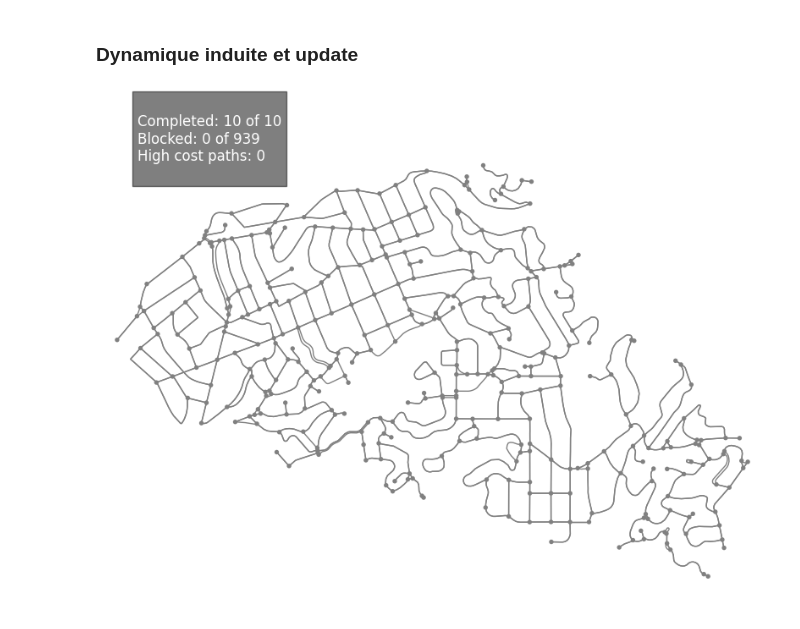
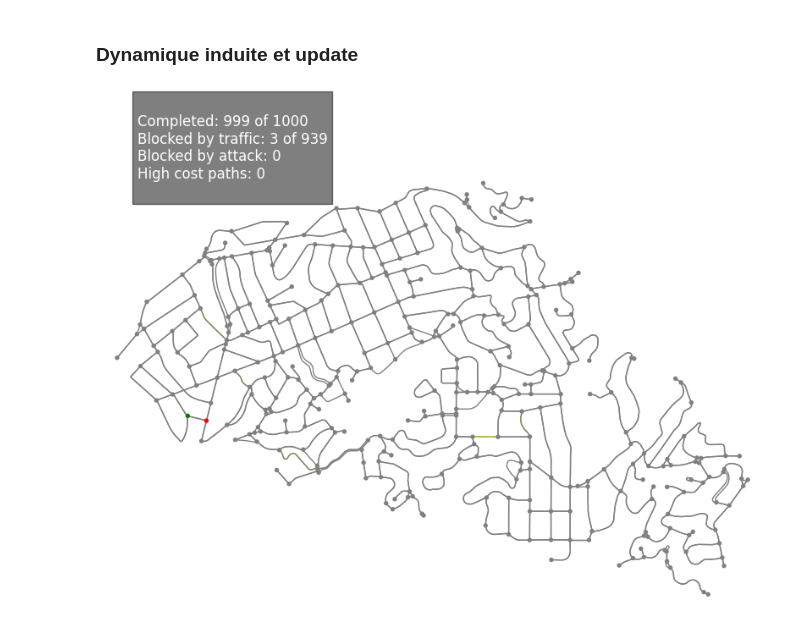
Before and after one commit to lucas-lacampagne/sim, a Jupyter notebook: notebooks/test_query_path.ipynb, the cells around one changed output. Drawn from its saved outputs; the diff is of its cells as text; code cells hidden in the pictures.

Commit message:
refacto attacks

```diff
--- a/notebooks/test_query_path.ipynb
+++ b/notebooks/test_query_path.ipynb
@@ -43,7 +44,7 @@ fig, ax = ox.plot.plot_graph(G)
 # %%
 for u,v,k in G.edges:
     attrs_e = {(u, v, k): {
-        'demand': 0,
+        'load': 0,
         'weight': 1,
         'capacity': np.random.randint(5,10)
         # 'capacity': 1
@@ -138,25 +139,35 @@ class Car_fleet(Base_car_fleet):
                     self.edges_state[(car.loc, car.arr)]=self.check_edges_along_path(car.path)
                     self.handle_interactions(car.old_loc, car.loc, 1, 10000, op=operator.ge) # Update new edges
 
-    def prepare_static_attack(self, attacks_list=["RdA"]):
-        edges = list(self.graph.edges(keys=True))
-        np.random.shuffle(edges)
+    def prepare_attack(self, attack='deg', batch_size=5, number_steps=30):
+        """
+        * 'ebc' for edge betweenness centrality
+        * 'rd' for random
+        * 'deg' for max degree computed by extremities sum
+        * 'xdeg' for max degree computed by extremities product
+        * 'mindeg' for min degree computed by extremities sum
+        * 'minxdeg' for min degree computed by extremities product
+        """
+        edges = feature_based_attack(self.graph.copy(), l=number_steps*batch_size, attack_name=attack)
         self.rmvd_edges=[]
         self.to_rmv_edges = edges
-        self.to_rmv_edges = list(itertools.batched(self.to_rmv_edges, n=5))
+        self.to_rmv_edges = list(it.batched(self.to_rmv_edges, n=batch_size))
 
     def launch_attack(self, end_step=30):
+        def _attack(u,v,k):
+            if self.rx_helper.nx_graph.has_edge(u,v,k):
+                edge_data=self.rx_helper.nx_graph[u][v][k]
+                self.reset_edge(edge_data)
+                edges_rmvd.append([(u,v,k), edge_data])
+                self.rx_helper.remove_edge(u,v,k)
+
         if self.to_rmv_edges:
             if self.step<end_step:
                 edges=self.to_rmv_edges.pop(0)
                 edges_rmvd=[]
                 for (u,v,k) in edges:
-                    if self.rx_helper.nx_graph.has_edge(u,v,k):
-                        edges_rmvd.append([(u,v,k), self.rx_helper.nx_graph[u][v][k]])
-                        self.rx_helper.remove_edge(u,v,k)
-                    if self.rx_helper.nx_graph.has_edge(v,u,k):
-                        edges_rmvd.append([(v,u,k), self.rx_helper.nx_graph[v][u][k]])
-                        self.rx_helper.remove_edge(v,u,k)
+                    _attack(u,v,k)
+                    _attack(v,u,k)
                 self.rmvd_edges.append(edges_rmvd)
 
     def repair_attack(self, launch_step=30):
@@ -179,37 +190,38 @@ class Car_fleet(Base_car_fleet):
 # %% [markdown]
 ### Dynamique induite et update
 # %%
-demand=Car_fleet(G4.copy(), size=2*10, replace=True)
-demand.prepare_static_attack()
+demand=Car_fleet(G4.copy(), size=2*1000, replace=True)
+demand.prepare_attack(attack='xdeg')
 frames=90
 logging.info(f'__________________________________________________________________')
 
 def update(frame):
     pbar.update(1)
     if demand.all_completed():
         return ax,
 
     ax.clear()
     if frame > 0:
         demand.run(attack=True)
     demand.display(ax=ax, edge_list=True)
     string=f'''
 Completed: {sum(demand.get_completed())} of {demand.num_cars}
-Blocked: {sum(demand.get_edge_blocked().values())} of {demand.graph.number_of_edges()}
+Blocked by traffic: {sum(demand.get_edge_blocked().values())} of {demand.graph.number_of_edges()}
+Blocked by attack: {len(list(it.chain.from_iterable(demand.rmvd_edges)))}
 High cost paths: {len(demand.info)}
 '''
     ax.text(0.05, 0.95, string,
             transform=ax.transAxes, fontsize=12, color='white',
             bbox=dict(facecolor='black', alpha=0.5))
     return ax,
 
 with tqdm(total=frames) as pbar:
     fig, ax = plt.subplots(figsize=(10, 8))
     ani = FuncAnimation(fig, update, frames=frames, interval=150, repeat=False)
     ani.save("ani.gif", writer='pillow')
     plt.show()
 # %% [output]
-[figure, old version]
+[figure, new version]
 # %%
 # explore nodes and edges together in a single map
 nodes, edges = ox.convert.graph_to_gdfs(demand.rx_helper.nx_graph)
```
Also changed, not shown: parts of 1 cell of this notebook, 1 other file.
